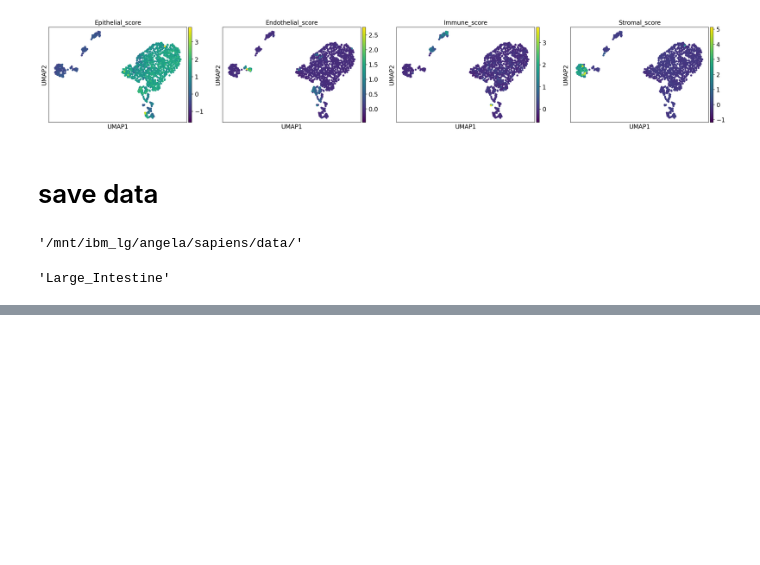
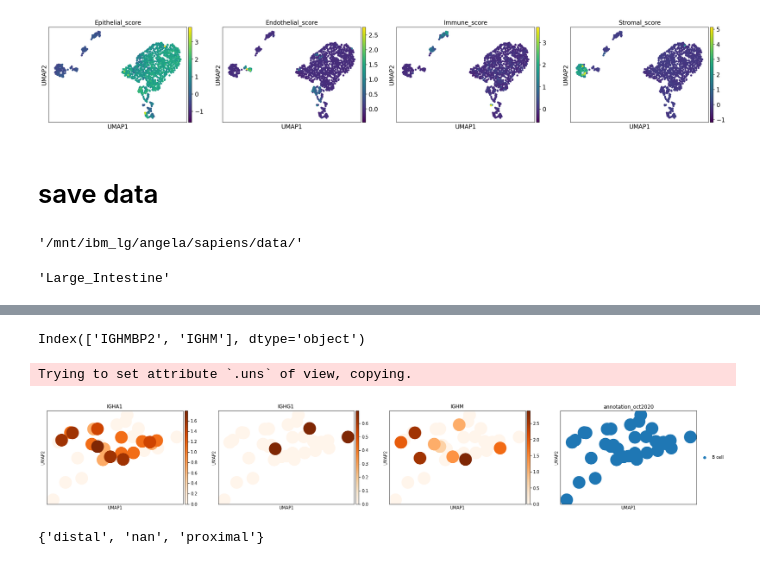
Before and after one commit to czbiohub-sf/tabula-sapiens, a Jupyter notebook: OrganReannotation/Reannotation_Large_Intestine_Angela.nbconvert.ipynb, the cells around one changed output, grey strips where cells are left out. Saved outputs shown, nothing was run; the diff lists cells and outputs as text; code cells hidden in the pictures; blank space fills up the shorter version.

```diff
--- a/OrganReannotation/Reannotation_Large_Intestine_Angela.nbconvert.ipynb
+++ b/OrganReannotation/Reannotation_Large_Intestine_Angela.nbconvert.ipynb
@@ -563,0 +566,3 @@ organ_adata.write_h5ad(
+# %%
+adata = sc.read_h5ad('/mnt/ibm_lg/angela/sapiens/data/decontX/Pilot1_Pilot2.decontX.Large_Intestine.oct2020.h5ad')
+adata
@@ -563,0 +577,15 @@ organ_adata.write_h5ad(
+# %%
+adata.var_names[adata.var_names.str.startswith('IGHM')]
+# %% [output]
+Index(['IGHMBP2', 'IGHM'], dtype='object')
+# %%
+sc.pl.umap(adata[adata.obs['annotation_oct2020']=='B cell'],
+           color=['IGHA1','IGHG1','IGHM','annotation_oct2020'],
+           cmap='Oranges')
+# %% [output]
+Trying to set attribute `.uns` of view, copying.
+[figure, added]
+# %%
+set(adata.obs['anatomical_position'])
+# %% [output]
+{'distal', 'nan', 'proximal'}
```
Also changed, not shown: parts of 4 cells of this notebook, 8 other files.
